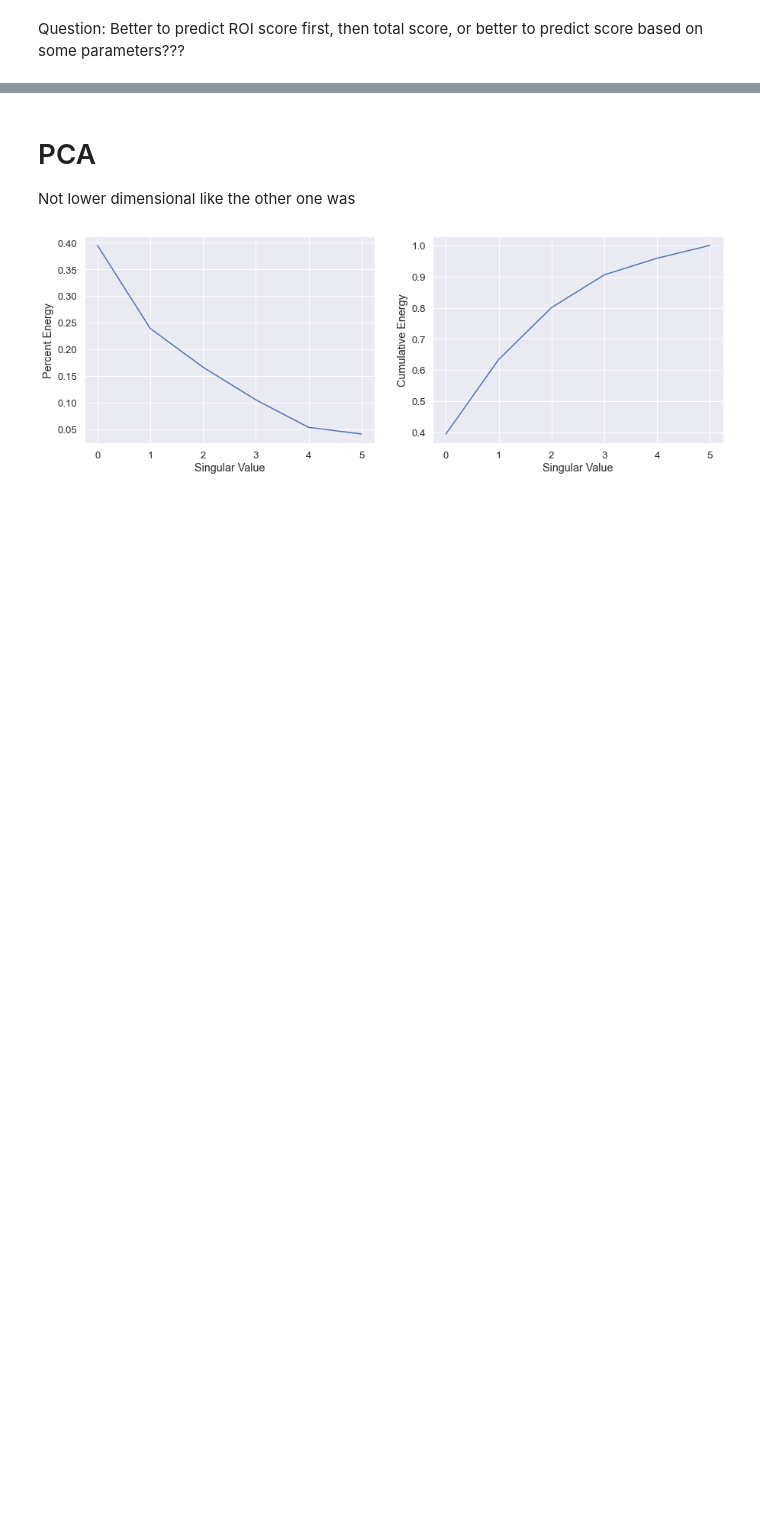
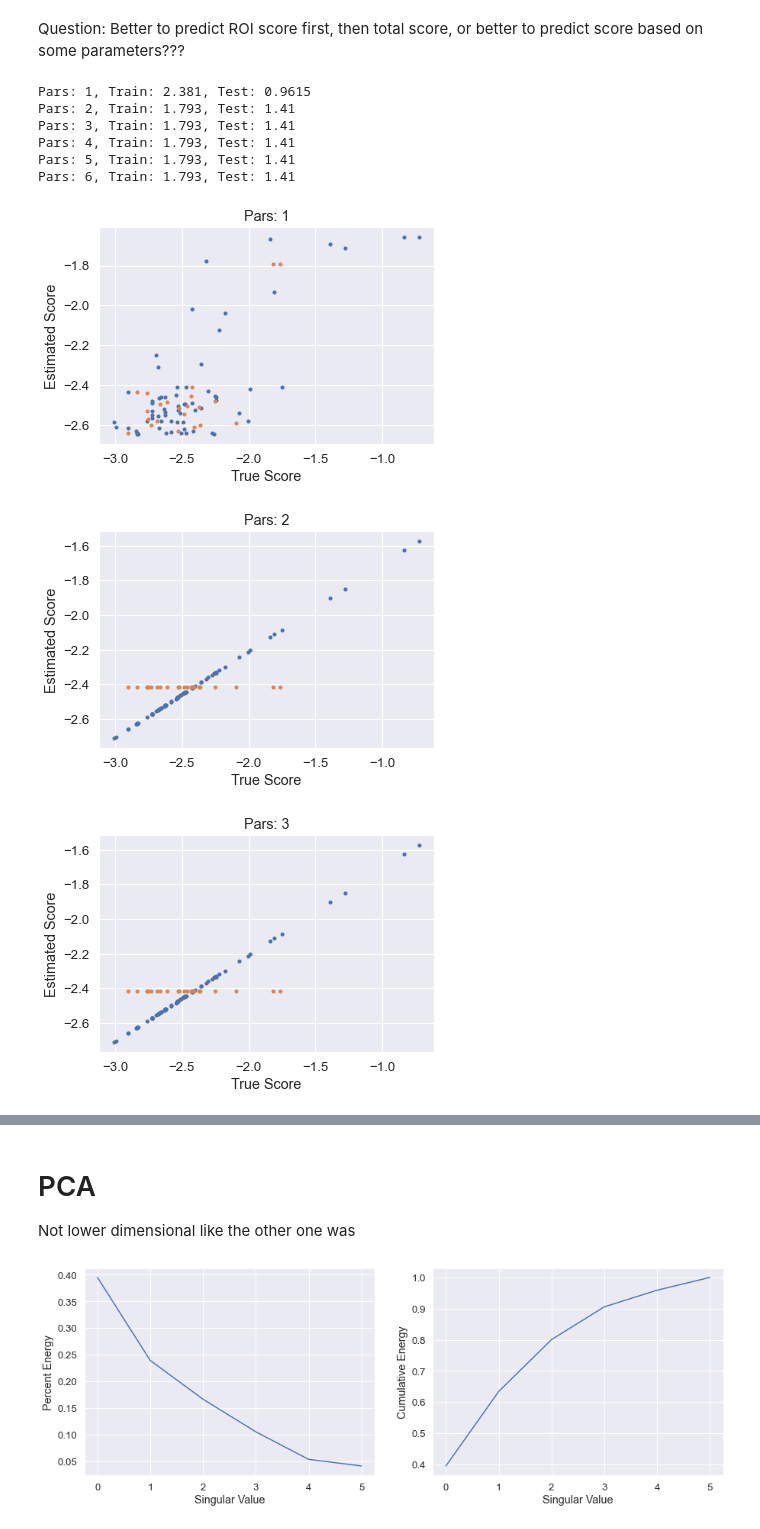
Before and after one commit to kels271828/RayBay, a Jupyter notebook: results/samples3.ipynb, the cells around one changed output, grey strips where cells are left out. Saved outputs shown, nothing was run; the diff lists cells and outputs as text; code cells hidden in the pictures; blank space fills up the shorter version.

```diff
--- a/results/samples3.ipynb
+++ b/results/samples3.ipynb
@@ -244,2 +288,59 @@ for ii in range(len(roi_list)):
 # %% [markdown]
 Question: Better to predict ROI score first, then total score, or better to predict score based on some parameters???
+# %%
+# Predict score based on different parameters
+
+# In this case, adding more doesn't seem to make results worse :)
+
+# Lungs: -0.37
+# SpinalCanal: 0.28
+# Chestwall_L: -0.19
+# Heart: -0.17
+# PTV: 0.16
+# Rib: 0.11
+score_pars = ['Lungs', 'SpinalCanal', 'Chestwall_L', 'Heart', 'PTV', 'Rib']
+
+train_error = []
+test_error = []
+n = int(np.ceil(0.75*88))
+for ii in range(len(my_list)):
+    # Build model
+    x_data = np.zeros((ii+1, 88))
+    for jj in range(ii+1):
+        x_data[jj] = par_dict0[my_list[jj]]
+    y_data = np.array(score_list)
+    gpr = GaussianProcessRegressor(kernel=kernels.RBF(), alpha=1e0)\
+              .fit(x_data[:, :n].T, (y_data[:n] - np.mean(y_data[:n]))/np.std(y_data[:n]))
+
+    # Make predictions
+    plt.figure()
+    plt.title(f'Pars: {ii+1}')
+    plt.xlabel('True Score')
+    plt.ylabel('Estimated Score')
+    y_est = gpr.predict(x_data[:, :n].T)
+    y_est = y_est*np.std(y_data[:n]) + np.mean(y_data[:n])
+    plt.plot(y_data[:n], y_est, '.')
+    train_error.append(np.linalg.norm(y_est - y_data[:n]))
+    y_est = gpr.predict(x_data[:, n:].T)
+    y_est = y_est*np.std(y_data[:n]) + np.mean(y_data[:n])
+    plt.plot(y_data[n:], y_est, '.')
+    test_error.append(np.linalg.norm(y_est - y_data[n:]))
+
+    # Results
+    print(f'Pars: {ii+1}, Train: {train_error[ii]:.4}, Test: {test_error[ii]:.4}')
+
+# plt.plot(train_error)
+# plt.plot(test_error)
+# plt.xlabel('Number of Pars')
+# plt.ylabel('Score')
+# plt.legend(['Training Error', 'Test Error'])
+# %% [output]
+Pars: 1, Train: 2.381, Test: 0.9615
+Pars: 2, Train: 1.793, Test: 1.41
+Pars: 3, Train: 1.793, Test: 1.41
+Pars: 4, Train: 1.793, Test: 1.41
+Pars: 5, Train: 1.793, Test: 1.41
+Pars: 6, Train: 1.793, Test: 1.41
+[figure, added]
+[figure, added]
+[figure, added]
```
Also changed, not shown: parts of 10 cells of this notebook.
